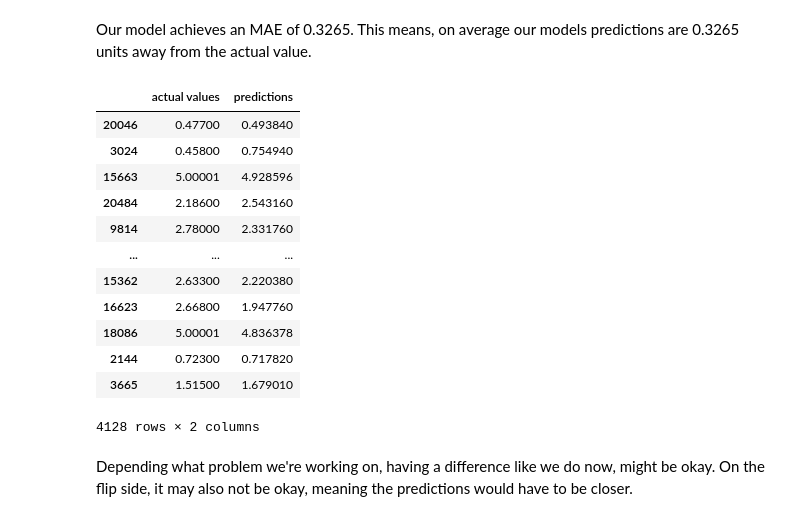
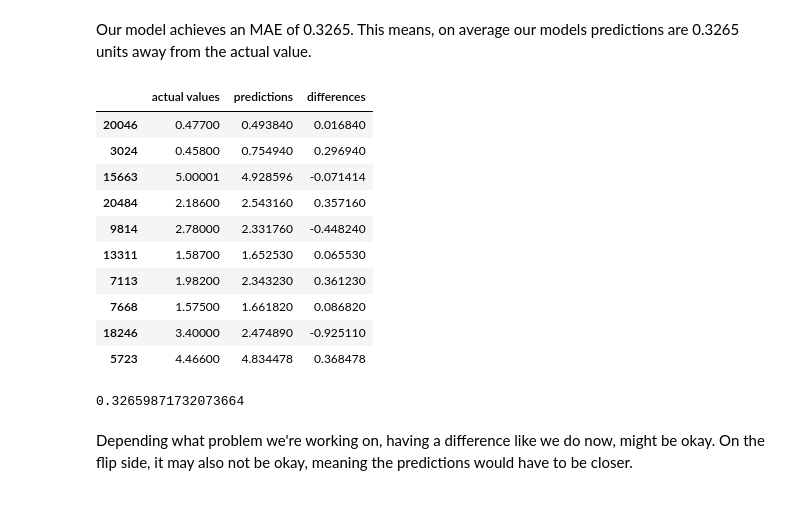
Before and after one commit to kunalprakash1309/Basic-machine-learning, a Jupyter notebook: 04-scikit/introduction-to-scikit-learn.ipynb, the cells around one changed output. Saved outputs shown, nothing was run; the diff lists cells and outputs as text; code cells hidden in the pictures.

```diff
--- a/04-scikit/introduction-to-scikit-learn.ipynb
+++ b/04-scikit/introduction-to-scikit-learn.ipynb
@@ -1153,21 +1153,24 @@ Our model achieves an MAE of 0.3265. This means, on average our models predictio
 # %%
 df = pd.DataFrame(data={"actual values": y_test,
                        "predictions": y_preds})
-df
+df["differences"] = df["predictions"] - df["actual values"]
+df.head(10)
 # %% [output]
-|  | actual values | predictions |
-| 20046 | 0.47700 | 0.493840 |
-| 3024 | 0.45800 | 0.754940 |
-| 15663 | 5.00001 | 4.928596 |
-| 20484 | 2.18600 | 2.543160 |
-| 9814 | 2.78000 | 2.331760 |
-| ... | ... | ... |
-| 15362 | 2.63300 | 2.220380 |
-| 16623 | 2.66800 | 1.947760 |
-| 18086 | 5.00001 | 4.836378 |
-| 2144 | 0.72300 | 0.717820 |
-| 3665 | 1.51500 | 1.679010 |
+|  | actual values | predictions | differences |
+| 20046 | 0.47700 | 0.493840 | 0.016840 |
+| 3024 | 0.45800 | 0.754940 | 0.296940 |
+| 15663 | 5.00001 | 4.928596 | -0.071414 |
+| 20484 | 2.18600 | 2.543160 | 0.357160 |
+| 9814 | 2.78000 | 2.331760 | -0.448240 |
+| 13311 | 1.58700 | 1.652530 | 0.065530 |
+| 7113 | 1.98200 | 2.343230 | 0.361230 |
+| 7668 | 1.57500 | 1.661820 | 0.086820 |
+| 18246 | 3.40000 | 2.474890 | -0.925110 |
+| 5723 | 4.46600 | 4.834478 | 0.368478 |
-4128 rows × 2 columns
+# %%
+np.abs(df["differences"]).mean()
+# %% [output]
+0.32659871732073664
 # %% [markdown]
 Depending what problem we're working on, having a difference like we do now, might be okay. On the flip side, it may also not be okay, meaning the predictions would have to be closer.
 # %%
```
Also changed, not shown: parts of 65 cells of this notebook.
